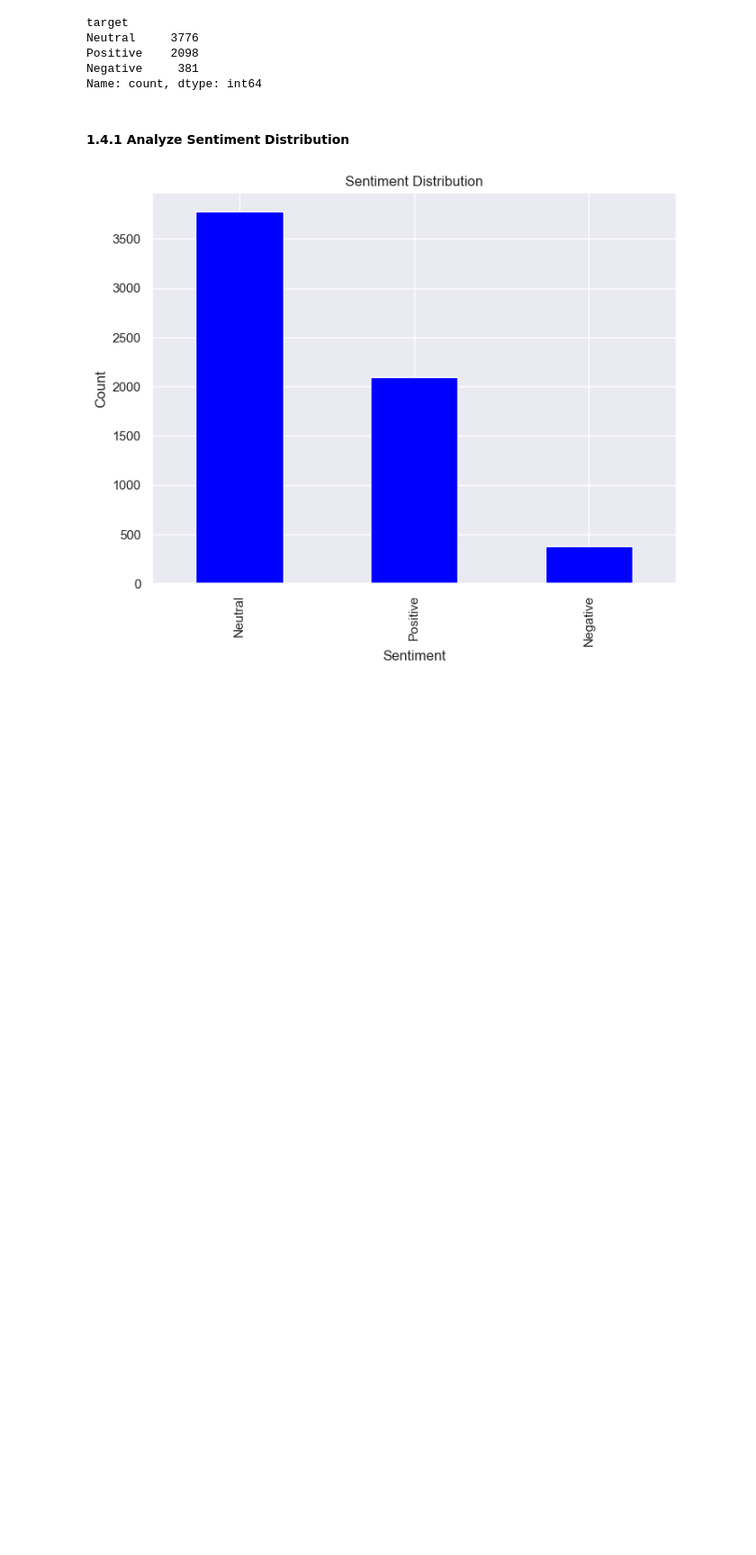
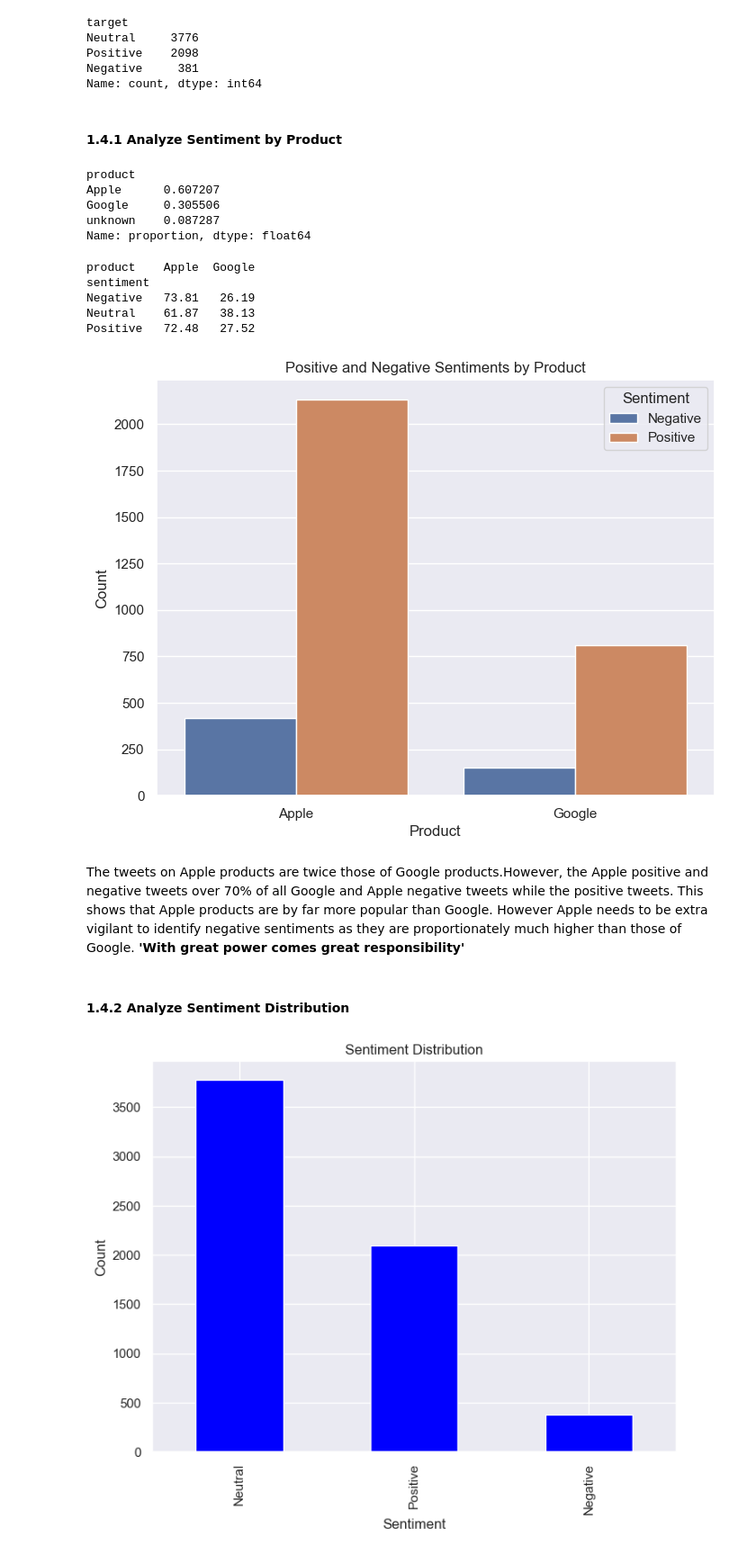
Before and after one commit to WambuiMunene/Natural-Language-Processing-Sentiment-Analysis-on-Tweets, a Jupyter notebook: index.ipynb, the cells around one changed output. Shown at 90% size. Saved outputs shown, nothing was run; the diff lists cells and outputs as text; code cells hidden in the pictures; blank space fills up the shorter version.

```diff
--- a/index.ipynb
+++ b/index.ipynb
@@ -256,3 +256,7 @@ Name: count, dtype: int64
 2  @swonderlin Can not wait for #iPad 2 also. The...   Apple  Positive
 3  @sxsw I hope this year's festival isn't as cra...   Apple  Negative
 4  @sxtxstate great stuff on Fri #SXSW: Marissa M...  Google  Positive
+# %%
+# Make a copy of the df prior to preprocessing
+df_copy = df.copy()
+df_copy.head()
@@ -443,8 +454,53 @@ Neutral     3776
 Positive    2098
 Negative     381
 Name: count, dtype: int64
+# %% [markdown]
+#### 1.4.1 Analyze Sentiment by Product
+# %%
+df_copy['product'].value_counts(normalize=True)
+# %% [output]
+product
+Apple      0.607207
+Google     0.305506
+unknown    0.087287
+Name: proportion, dtype: float64
+# %%
+# Filter out rows where the product is 'unknown'
+df_filtered = df_copy[df_copy['product'] != 'unknown']
+
+# Get the count of each sentiment by product
+sentiment_counts = df_filtered.groupby(['sentiment', 'product']).size().unstack(fill_value=0)
+
+# Normalize the counts to get percentages within each sentiment class
+sentiment_percentages_by_class = round(sentiment_counts.div(sentiment_counts.sum(axis=1), axis=0) * 100, 2)
+
+# Display the percentages
+print(sentiment_percentages_by_class)
+# %% [output]
+product    Apple  Google
+sentiment
+Negative   73.81   26.19
+Neutral    61.87   38.13
+Positive   72.48   27.52
+# %%
+
+# Further filter the DataFrame to include only positive and negative sentiments
+df_filtered = df_filtered[df_filtered['sentiment'].isin(['Positive', 'Negative'])]
+
+# Create a count plot
+plt.figure(figsize=(8, 6))
+sns.countplot(data=df_filtered, x='product', hue='sentiment')
+plt.title('Positive and Negative Sentiments by Product')
+plt.xlabel('Product')
+plt.ylabel('Count')
+plt.legend(title='Sentiment')
+plt.show()
+# %% [output]
+[figure, added]
+# %% [markdown]
+The tweets on Apple products are twice those of Google products.However, the Apple positive and negative tweets over 70% of all Google and Apple negative tweets while the positive tweets. This shows that Apple products are by far more popular than Google. However Apple needs to be extra vigilant to identify negative sentiments as they are proportionately much higher than those of Google. **'With great power comes great responsibility'**
 # %% [markdown]
-#### 1.4.1 Analyze Sentiment Distribution
+#### 1.4.2 Analyze Sentiment Distribution
 # %%
 import matplotlib.pyplot as plt
 
```
Also changed, not shown: parts of 29 cells of this notebook.
